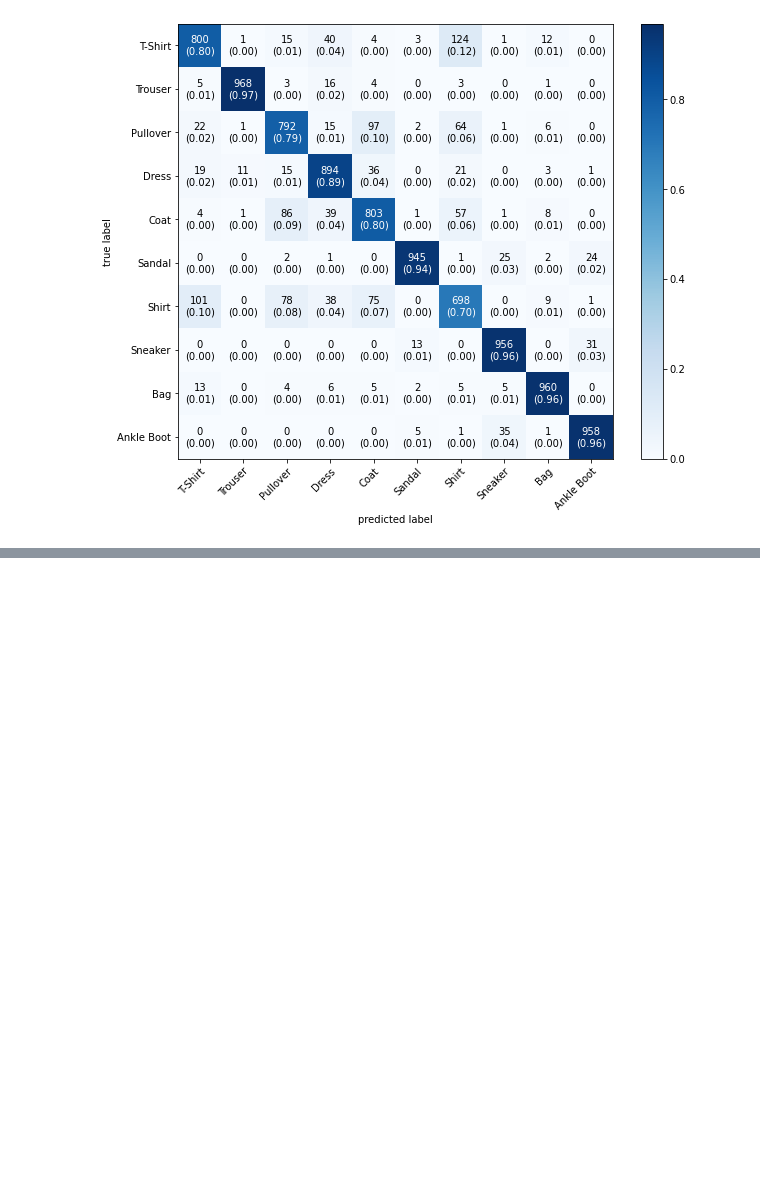
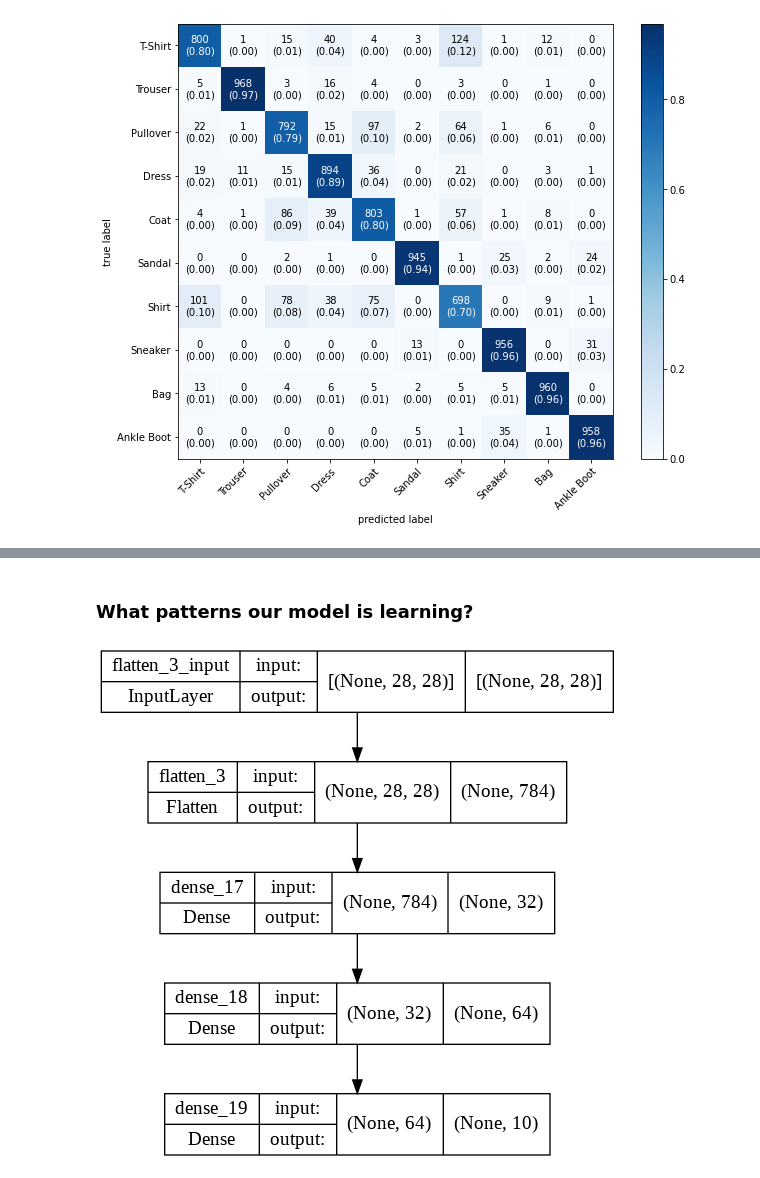
Before and after one commit to Shreyas-13/Tensorflow-Developer, a Jupyter notebook: 02_NeuralNetwork__Classification.ipynb, the cells around one changed output, grey strips where cells are left out. Drawn from its saved outputs; the diff is of its cells as text; code cells hidden in the pictures; blank space fills up the shorter version.

```diff
--- a/02_NeuralNetwork__Classification.ipynb
+++ b/02_NeuralNetwork__Classification.ipynb
@@ -812,0 +923,8 @@ plot_confusion_matrix(cm, figsize=(10, 8), colorbar=True,
+# %% [markdown]
+### What patterns our model is learning?
+# %%
+from tensorflow.keras.utils import plot_model
+
+plot_model(model7, show_shapes=True)
+# %% [output]
+[figure, added]
```
Also changed, not shown: parts of 15 cells of this notebook.
